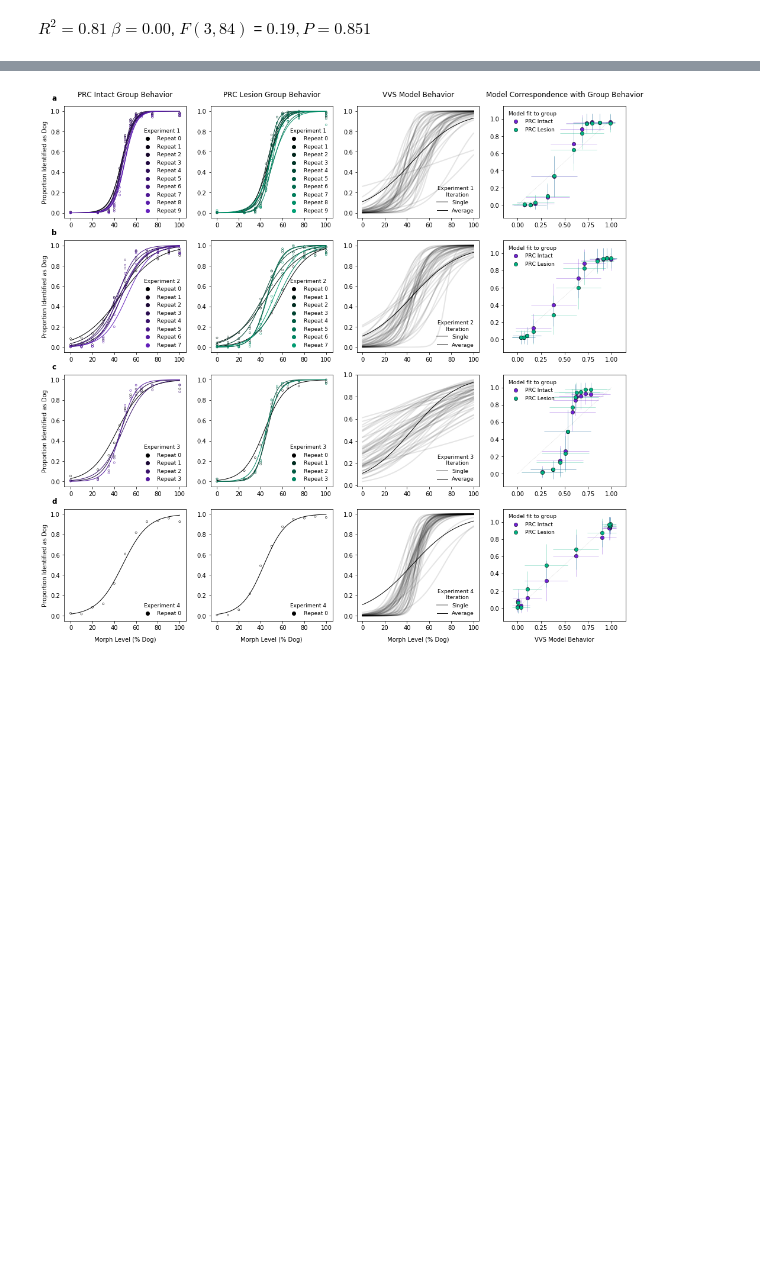
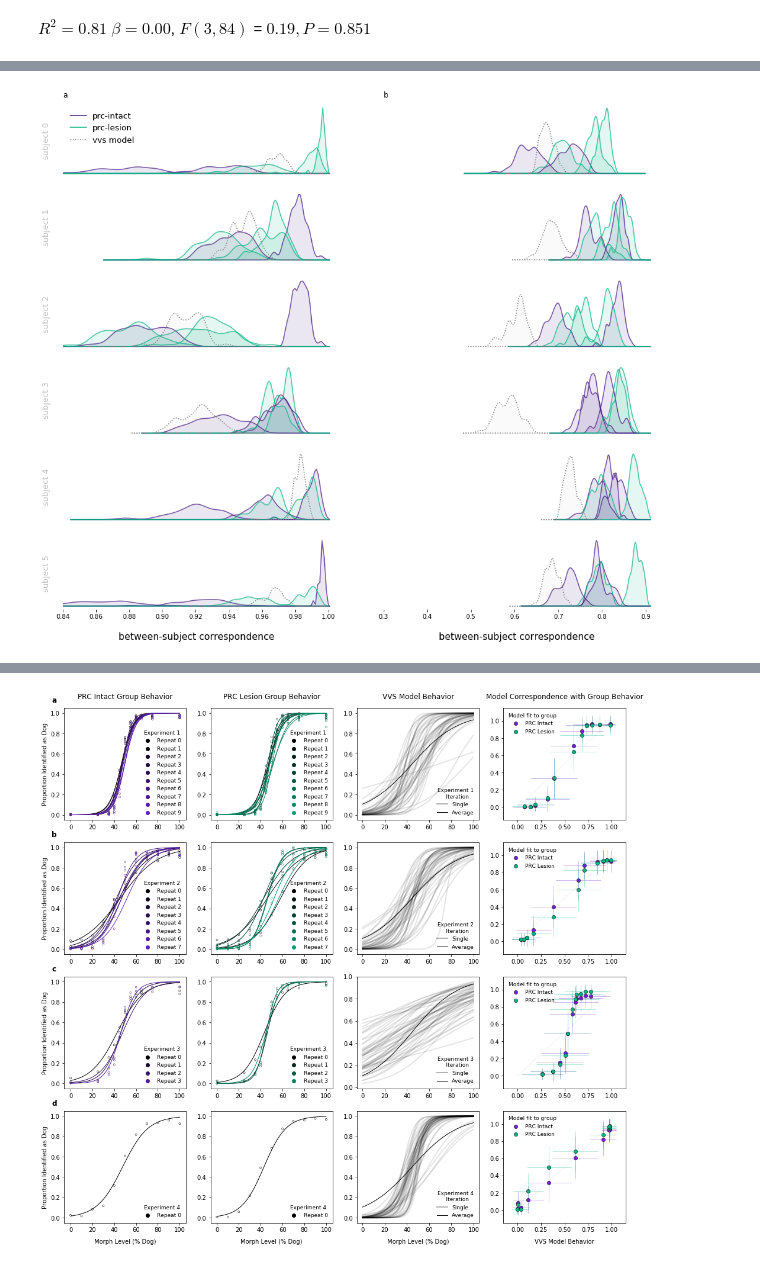
Before and after one commit to tzler/nondiagnostic, a Jupyter notebook: analyses.ipynb, the cells around one changed output, grey strips where cells are left out. Drawn from its saved outputs; the diff is of its cells as text; code cells hidden in the pictures; blank space fills up the shorter version.

```diff
--- a/analyses.ipynb
+++ b/analyses.ipynb
@@ -880,20 +657,0 @@ for e in reliability_experiments:
-# %%
-resolution = 'subject'
-target = 'percent'
-measure = 'r2'
-
-image_reliability = get_reliability_matrix(df_reliability, resolution=resolution, target=target,measure=measure)
-
-plt.figure(figsize=[13, 4])
-iplot=1
-
-for e in reliability_experiments:
-
-    ax = plt.subplot(1, 3, iplot); iplot+=1
-    mat = image_reliability[e]
-    IMSHOW = plt.imshow( mat , clim=[-.01, 1.01], cmap='inferno')
-    show_values(mat, ax)
-    plt.title('%s -- %s'%(e, target), y=1.05)
-    divider = make_axes_locatable(ax)
-    cax = divider.append_axes("right", size="5%", pad=0.1)
-    plt.colorbar(IMSHOW, cax=cax, ticks=[0, 1]);
@@ -1236,0 +928,76 @@ plt.savefig('./results/distributions.pdf', bbox_inches = "tight", format='pdf')
+# %%
+Cs = {'CON':'#441580', 'PRC':'#01b282', 'model':'grey'}
+
+exps = ['10pct_spaced_morphs', 'central_biased_morphs']
+target = 'percent'
+
+exp = exps[0]
+subjects = list( distributions[exp][target] )
+
+plt.figure(figsize=[17, 15]) ; iplot=1
+kernal_width = .3
+for i in subjects:
+
+    for target in ['percent', 'image']:
+
+        sdata = distributions[exp][target][i]
+        js = list(sdata['subjects'])
+        others = np.array([sdata['subjects'][i] for i in js]).flatten()
+        nice_pad = (max(others) - min(others))/4
+        top_point = 0
+
+        for j in js:
+
+            sdata = distributions[exp][target][i]
+            og_short = sdata['subjects'][j]
+            density = gaussian_kde(og_short)
+            xs = np.linspace(min(others)-nice_pad, max(others)+nice_pad, 200)
+            density.covariance_factor = lambda : kernal_width
+            density._compute_covariance()
+            top_point = max( max( density(xs) ), top_point)
+
+            ax = plt.subplot(len(subjects), 2, iplot)
+            if j in [0, 1, 2]: color = Cs['CON']
+            if j in [3, 4, 5]: color = Cs['PRC']
+            plt.plot(xs, density(xs), alpha=.7, color=color, )
+            plt.fill_between(x=xs, y1=np.zeros(len(xs)), y2=density(xs), alpha=.1, color=color)
+
+        mdistribution = sdata['mdistribution']
+        m_density = gaussian_kde(mdistribution)
+        xs = np.linspace(min(mdistribution)-nice_pad, max(mdistribution)+nice_pad, 200)
+        m_density.covariance_factor = lambda : kernal_width
+        m_density._compute_covariance()
+        plt.plot(xs, m_density(xs), alpha=1, linestyle=':', color='grey')
+        plt.fill_between(x=xs, y1=np.zeros(len(xs)), y2=m_density(xs), alpha=.1, color='lightgrey')
+        plt.plot(xs, np.zeros(len(xs)), alpha=1, linestyle=':', color='grey')
+
+        if target=='image':
+            plt.xlim(.51, .911)
+            plt.xlim(.3, .911)
+        else:
+            plt.xlim(.84, 1.001)
+
+        turnoff = ['right', 'left', 'top', 'bottom']
+        plt.yticks([], [])
+        [ax.spines[i].set_visible(False) for i in turnoff]
+        if iplot<3:
+            plt.text(0, 1.1, ['a', 'b'][target=='image'], fontsize=12, transform=ax.transAxes,)
+        if iplot<11:
+            plt.xticks([],[])
+        if iplot==1:
+            plt.plot([], [], alpha=1, color=Cs['CON'], label='prc-intact')
+            plt.plot([], [], alpha=1, color=Cs['PRC'], label='prc-lesion')
+            plt.plot([], [], alpha=1, color='grey', label='vvs model', linestyle=':')
+            plt.legend(loc=2, framealpha=0, fontsize=13)
+        if (iplot==11)|(iplot==12):
+
+            plt.xlabel('between-subject correspondence', labelpad=20, fontsize=15)
+        if iplot%2:
+            ax.spines['left'].set_visible(False)
+            plt.ylabel('subject %d'%i, labelpad=20, color='grey', #color=Cs[['PRC', 'CON'][i in [0,1,2]]],
+                       alpha=.5, fontsize=13)
+        iplot+=1
+
+plt.savefig('./results/distributions.pdf', bbox_inches = "tight", format='pdf')
+# %% [output]
+[figure, added]
```
Also changed, not shown: parts of 43 cells of this notebook.
